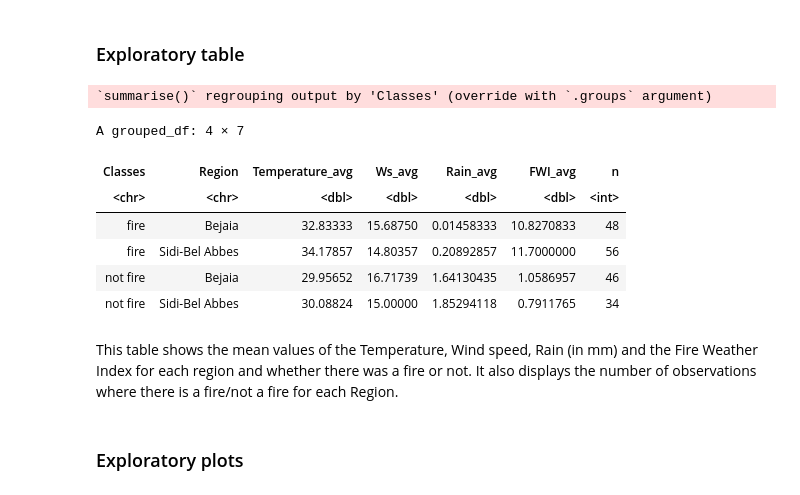
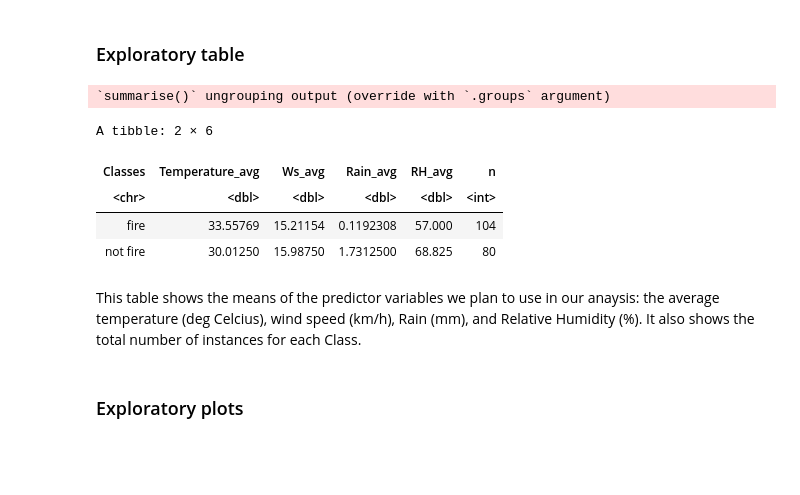
Before and after one commit to danielhou13/DSCI-100-Project-gr-17, a Jupyter notebook: Proposal.ipynb, the cells around one changed output. Cells and saved outputs as stored; diff of their text form; code cells hidden in the pictures; blank space fills up the shorter version.

Commit message:
Changed table and plot

```diff
--- a/Proposal.ipynb
+++ b/Proposal.ipynb
@@ -101,24 +101,22 @@ We choose a 75/25 split for the training/testing data because our data set only
 # %%
 #create data for temp avg, wind speed avg, rain avg, FWI avg and number of observations
 fire_data_training %>%
-    select(-(day:year), -(FFMC:BUI), seq, -RH) %>%
-    group_by(Classes, Region) %>%
+    select(-(day:year), -(FFMC:BUI), -seq,) %>%
+    group_by(Classes) %>%
     summarize(Temperature_avg = mean(Temperature),
               Ws_avg = mean(Ws),
               Rain_avg = mean(Rain),
-              FWI_avg = mean(FWI),
-             n = n())
+              RH_avg = mean(RH),
+              n = n())
 # %% [output]
-`summarise()` regrouping output by 'Classes' (override with `.groups` argument)
+`summarise()` ungrouping output (override with `.groups` argument)
-A grouped_df: 4 × 7
+A tibble: 2 × 6
-| Classes | Region | Temperature_avg | Ws_avg | Rain_avg | FWI_avg | n |
-| <chr> | <chr> | <dbl> | <dbl> | <dbl> | <dbl> | <int> |
-| fire | Bejaia | 32.83333 | 15.68750 | 0.01458333 | 10.8270833 | 48 |
-| fire | Sidi-Bel Abbes | 34.17857 | 14.80357 | 0.20892857 | 11.7000000 | 56 |
-| not fire | Bejaia | 29.95652 | 16.71739 | 1.64130435 | 1.0586957 | 46 |
-| not fire | Sidi-Bel Abbes | 30.08824 | 15.00000 | 1.85294118 | 0.7911765 | 34 |
+| Classes | Temperature_avg | Ws_avg | Rain_avg | RH_avg | n |
+| <chr> | <dbl> | <dbl> | <dbl> | <dbl> | <int> |
+| fire | 33.55769 | 15.21154 | 0.1192308 | 57.000 | 104 |
+| not fire | 30.01250 | 15.98750 | 1.7312500 | 68.825 | 80 |
-# %% [markdown]
-This table shows the mean values of the Temperature, Wind speed, Rain (in mm) and the Fire Weather Index for each region and whether there was a fire or not. It also displays the number of observations where there is a fire/not a fire for each Region.
+# %% [markdown]
+This table shows the means of the predictor variables we plan to use in our anaysis: the average temperature (deg Celcius), wind speed (km/h), Rain (mm), and Relative Humidity (%). It also shows the total number of instances for each Class.
 # %% [markdown]
 ### Exploratory plots
 # %%
```
Also changed, not shown: parts of 9 cells of this notebook.
